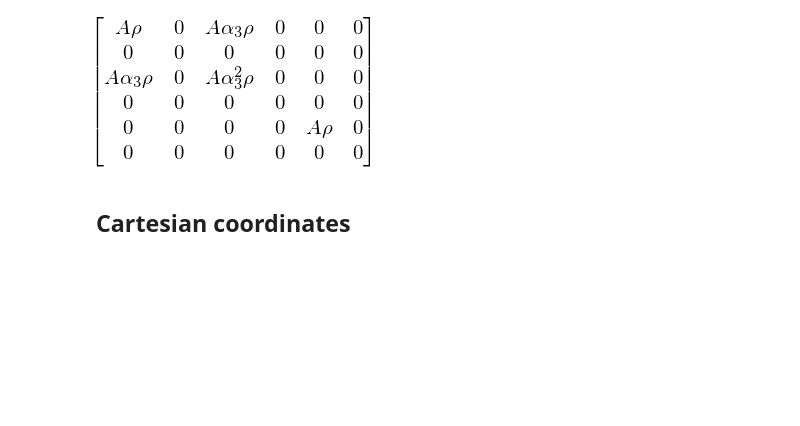
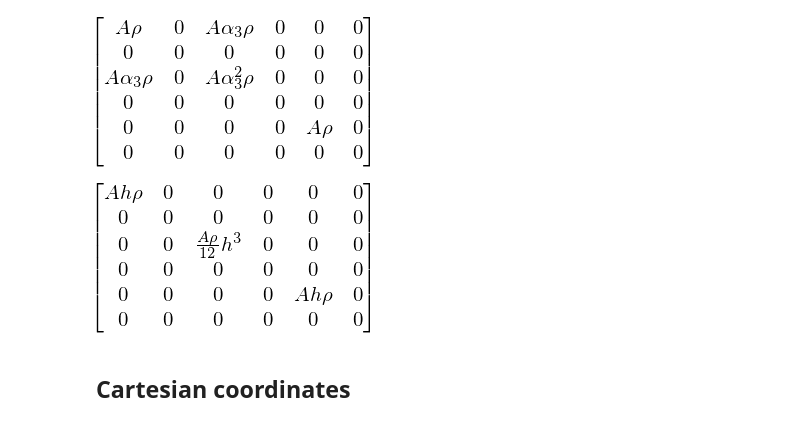
Before and after one commit to tarashor/vibrations, a Jupyter notebook: py/notebooks/LinearSolShellsFEM.ipynb, the cells around one changed output. Saved outputs shown, nothing was run; the diff lists cells and outputs as text; code cells hidden in the pictures; blank space fills up the shorter version.

```diff
--- a/py/notebooks/LinearSolShellsFEM.ipynb
+++ b/py/notebooks/LinearSolShellsFEM.ipynb
@@ -141,6 +145,11 @@ M=T.T*M*T*A
 M
 # %% [output]
 [figure]
+# %%
+M_in = integrate(M,(alpha3, -h/2, h/2))
+M_in
+# %% [output]
+[figure, added]
 # %% [markdown]
 ## Cartesian coordinates
 # %%
```
Also changed, not shown: parts of 4 cells of this notebook, 3 other files.
